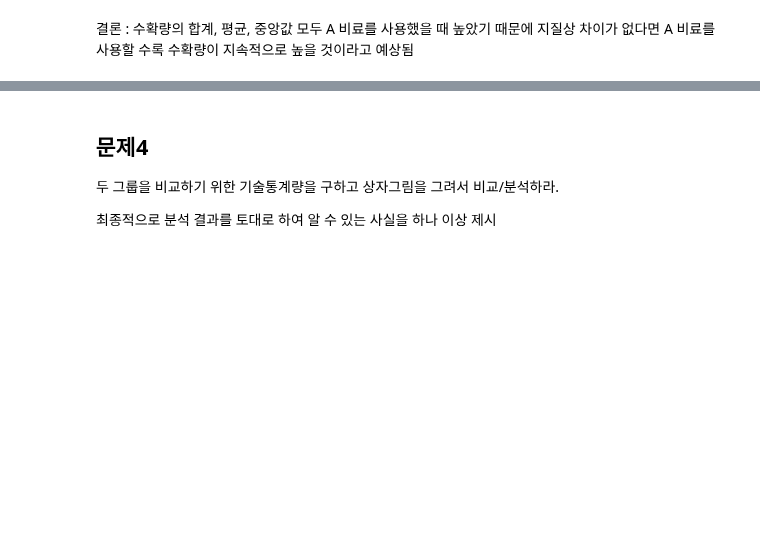
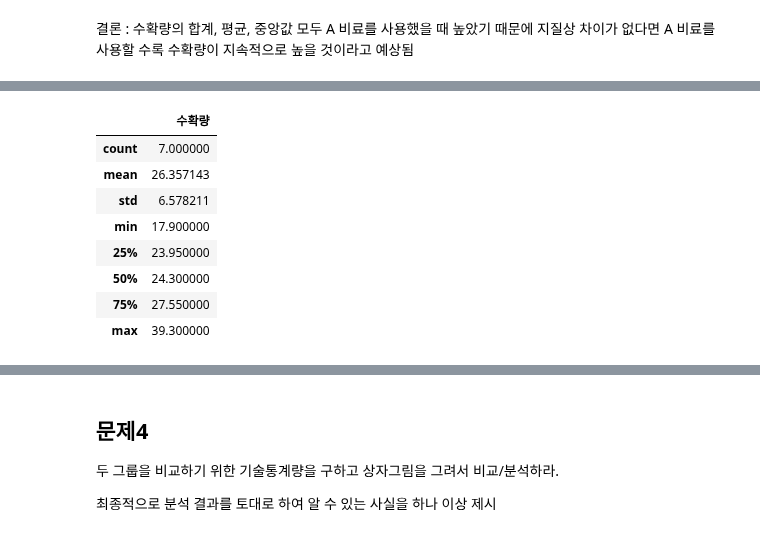
Before and after one commit to jaekim3220/jupyter, a Jupyter notebook: D. 탐색적 데이터 분석/02. 기술통계/연습문제(1).ipynb, the cells around one changed output, grey strips where cells are left out. Saved outputs shown, nothing was run; the diff lists cells and outputs as text; code cells hidden in the pictures; blank space fills up the shorter version.

```diff
--- a/D. 탐색적 데이터 분석/02. 기술통계/연습문제(1).ipynb
+++ b/D. 탐색적 데이터 분석/02. 기술통계/연습문제(1).ipynb
@@ -370,0 +408,12 @@ plt.close()
+# %%
+df3_1.describe()
+# %% [output]
+|  | 수확량 |
+| count | 7.000000 |
+| mean | 26.357143 |
+| std | 6.578211 |
+| min | 17.900000 |
+| 25% | 23.950000 |
+| 50% | 24.300000 |
+| 75% | 27.550000 |
+| max | 39.300000 |
```
Also changed, not shown: parts of 7 cells of this notebook.
